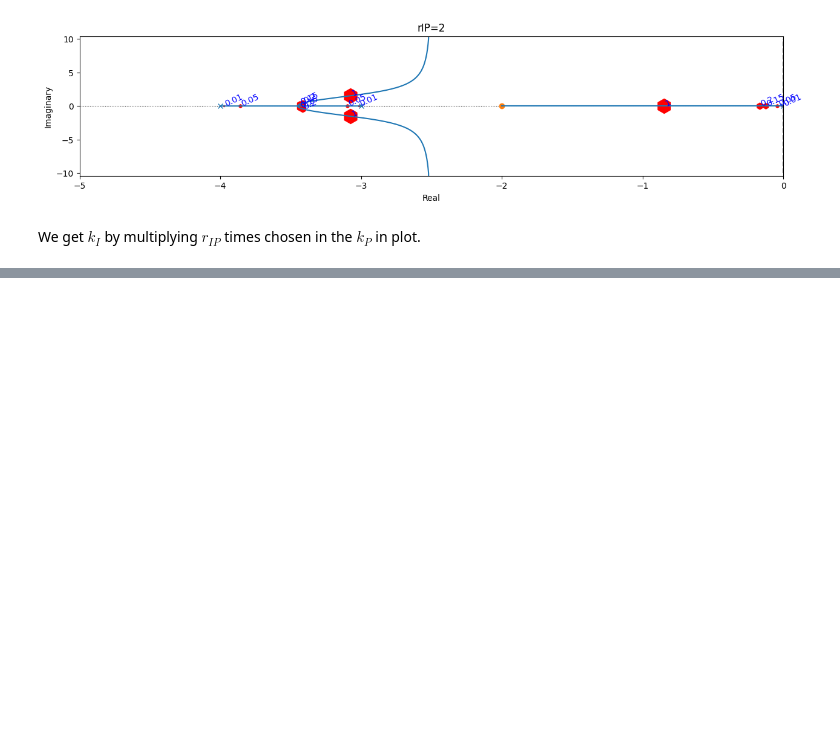
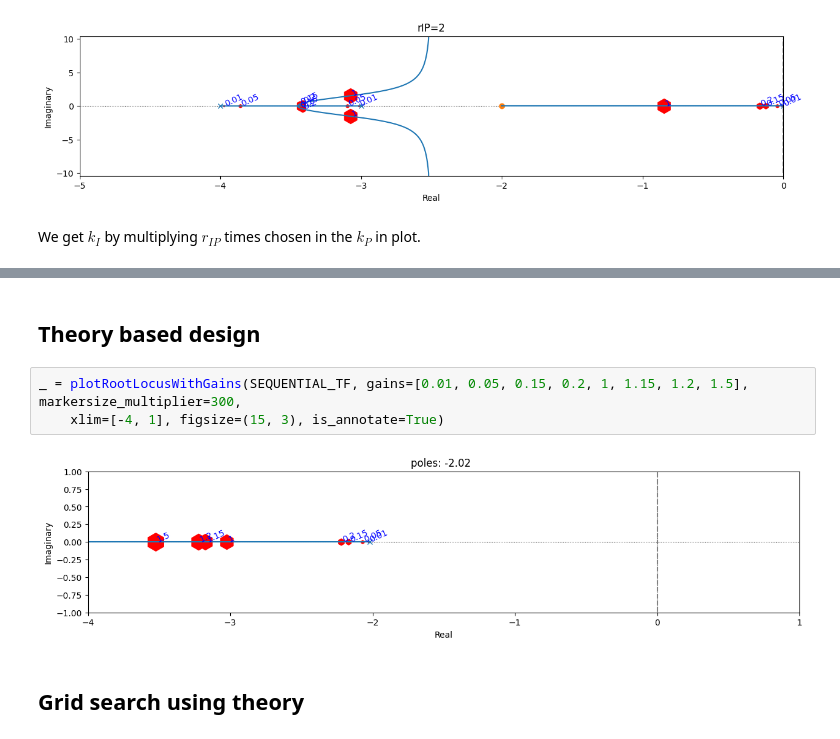
Before and after one commit to joseph-hellerstein/advanced-controls-lectures, a Jupyter notebook: short_class_lectures/Lecture_7_Root_Locus_Design/root_locus_analysis.ipynb, the cells around one changed output, grey strips where cells are left out. Drawn from its saved outputs; the diff is of its cells as text; blank space fills up the shorter version.

```diff
--- a/short_class_lectures/Lecture_7_Root_Locus_Design/root_locus_analysis.ipynb
+++ b/short_class_lectures/Lecture_7_Root_Locus_Design/root_locus_analysis.ipynb
@@ -519,0 +583,9 @@ We get $k_I$ by multiplying $r_{IP}$ times chosen in the $k_P$ in plot.
+# %% [markdown]
+## Theory based design
+# %%
+_ = plotRootLocusWithGains(SEQUENTIAL_TF, gains=[0.01, 0.05, 0.15, 0.2, 1, 1.15, 1.2, 1.5], markersize_multiplier=300,
+    xlim=[-4, 1], figsize=(15, 3), is_annotate=True)
+# %% [output]
+[figure, added]
+# %% [markdown]
+## Grid search using theory
```
Also changed, not shown: parts of 14 cells of this notebook.
